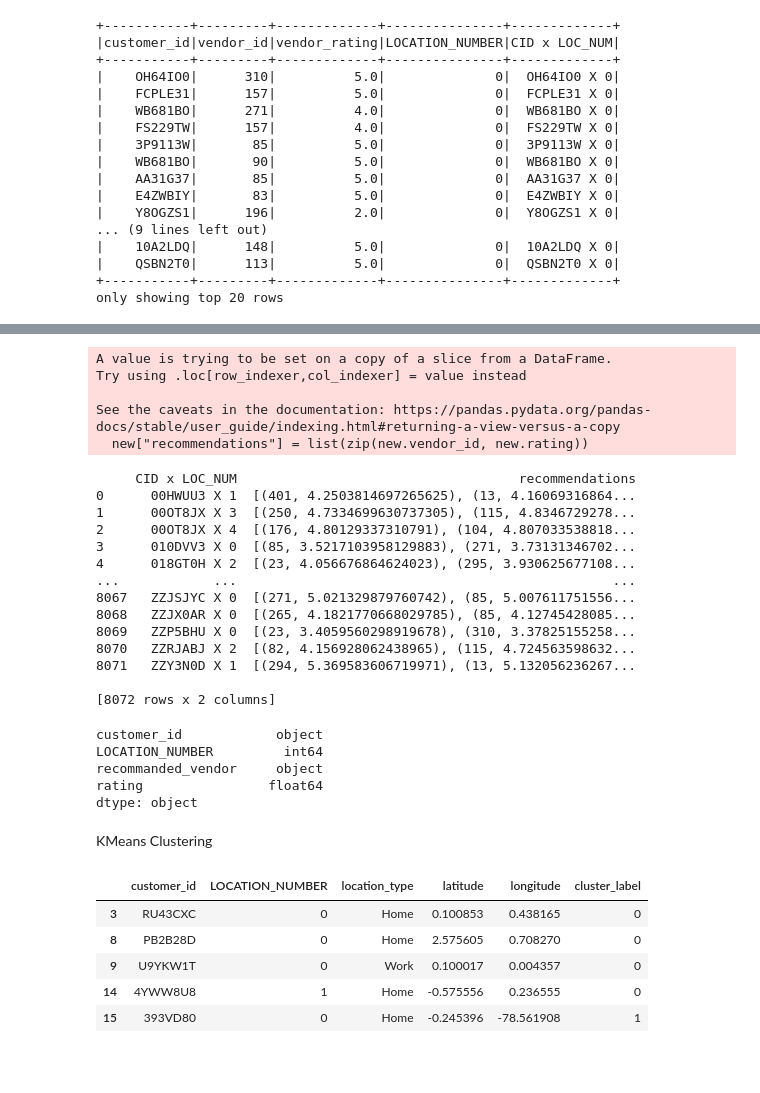
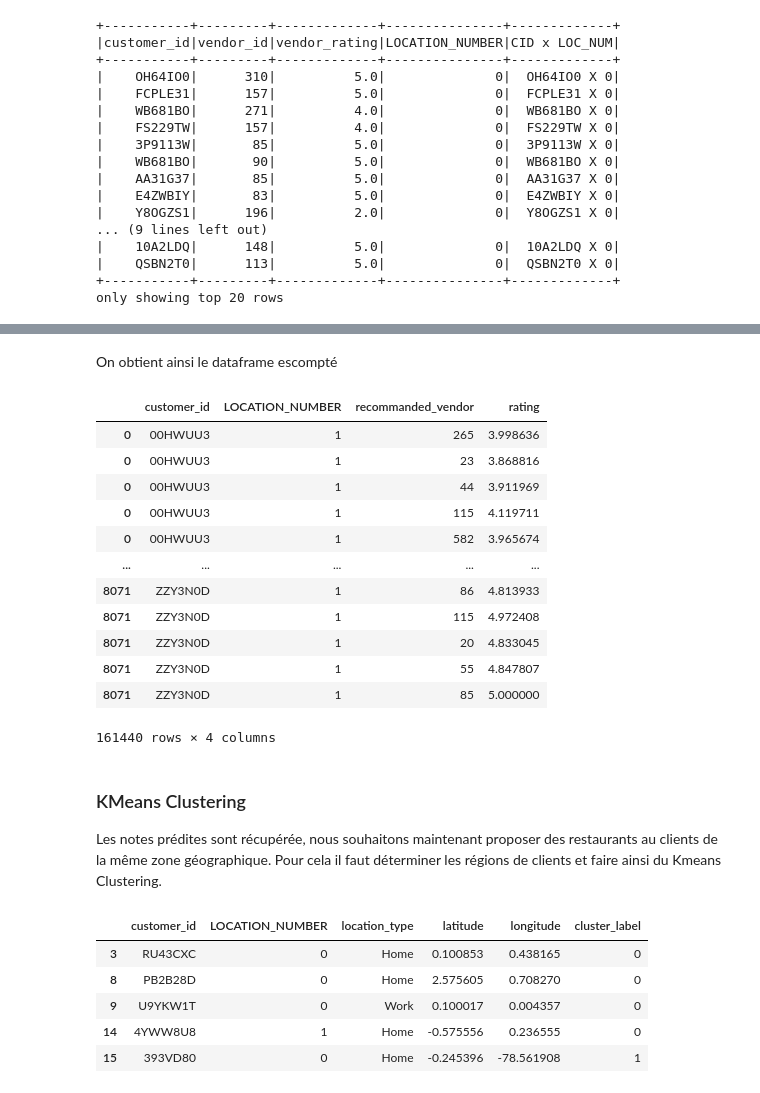
Before and after one commit to Bast-94/Restaurant-Recommander-System, a Jupyter notebook: notebook.ipynb, the cells around one changed output, grey strips where cells are left out. Drawn from its saved outputs; the diff is of its cells as text; code cells hidden in the pictures; blank space fills up the shorter version.

```diff
--- a/notebook.ipynb
+++ b/notebook.ipynb
@@ -224,26 +239 @@ df_recs_copy.reset_index(drop=True, inplace=True)
-# %%
-new = df_recs_copy[[CUSTOMER_KEY, "vendor_id", "rating"]]
-new["recommendations"] = list(zip(new.vendor_id, new.rating))
-
-res = new[[CUSTOMER_KEY, "recommendations"]]
-# %% [output]
-A value is trying to be set on a copy of a slice from a DataFrame.
-Try using .loc[row_indexer,col_indexer] = value instead
-
-See the caveats in the documentation: https://pandas.pydata.org/pandas-docs/stable/user_guide/indexing.html#returning-a-view-versus-a-copy
-  new["recommendations"] = list(zip(new.vendor_id, new.rating))
-     CID x LOC_NUM                                    recommendations
-0      00HWUU3 X 1  [(401, 4.2503814697265625), (13, 4.16069316864...
-1      00OT8JX X 3  [(250, 4.7334699630737305), (115, 4.8346729278...
-2      00OT8JX X 4  [(176, 4.80129337310791), (104, 4.807033538818...
-3      010DVV3 X 0  [(85, 3.5217103958129883), (271, 3.73131346702...
-4      018GT0H X 2  [(23, 4.056676864624023), (295, 3.930625677108...
-...            ...                                                ...
-8067   ZZJSJYC X 0  [(271, 5.021329879760742), (85, 5.007611751556...
-8068   ZZJX0AR X 0  [(265, 4.1821770668029785), (85, 4.12745428085...
-8069   ZZP5BHU X 0  [(23, 3.4059560298919678), (310, 3.37825155258...
-8070   ZZRJABJ X 2  [(82, 4.156928062438965), (115, 4.724563598632...
-8071   ZZY3N0D X 1  [(294, 5.369583606719971), (13, 5.132056236267...
-
-[8072 rows x 2 columns]
 # %%
@@ -285,17 +287,28 @@ recommandation_df = recommandation_df.reindex(
 )
 recommandation_df.head()
 recommandation_df = recommandation_df.astype({"LOCATION_NUMBER": int})
+# %% [markdown]
+On obtient ainsi le dataframe escompté
 # %%
 recommandation_df.to_csv(os.path.join(DATA_DIRECTORY, "recommandation.csv"))
-recommandation_df.dtypes
+recommandation_df
 # %% [output]
+|  | customer_id | LOCATION_NUMBER | recommanded_vendor | rating |
+| 0 | 00HWUU3 | 1 | 265 | 3.998636 |
+| 0 | 00HWUU3 | 1 | 23 | 3.868816 |
+| 0 | 00HWUU3 | 1 | 44 | 3.911969 |
+| 0 | 00HWUU3 | 1 | 115 | 4.119711 |
+| 0 | 00HWUU3 | 1 | 582 | 3.965674 |
+| ... | ... | ... | ... | ... |
+| 8071 | ZZY3N0D | 1 | 86 | 4.813933 |
+| 8071 | ZZY3N0D | 1 | 115 | 4.972408 |
+| 8071 | ZZY3N0D | 1 | 20 | 4.833045 |
+| 8071 | ZZY3N0D | 1 | 55 | 4.847807 |
+| 8071 | ZZY3N0D | 1 | 85 | 5.000000 |
-customer_id            object
-LOCATION_NUMBER         int64
-recommanded_vendor     object
-rating                float64
-dtype: object
+161440 rows × 4 columns
-# %% [markdown]
-KMeans Clustering
+# %% [markdown]
+### KMeans Clustering
+Les notes prédites sont récupérée, nous souhaitons maintenant proposer des restaurants au clients de la même zone géographique. Pour cela il faut déterminer les régions de clients et faire ainsi du Kmeans Clustering.
 # %%
 # Charger votre dataframe avec les colonnes latitude et longitude (supposons que le dataframe s'appelle 'df')
 # df = ...
```
Also changed, not shown: parts of 42 cells of this notebook, 3 other files.
